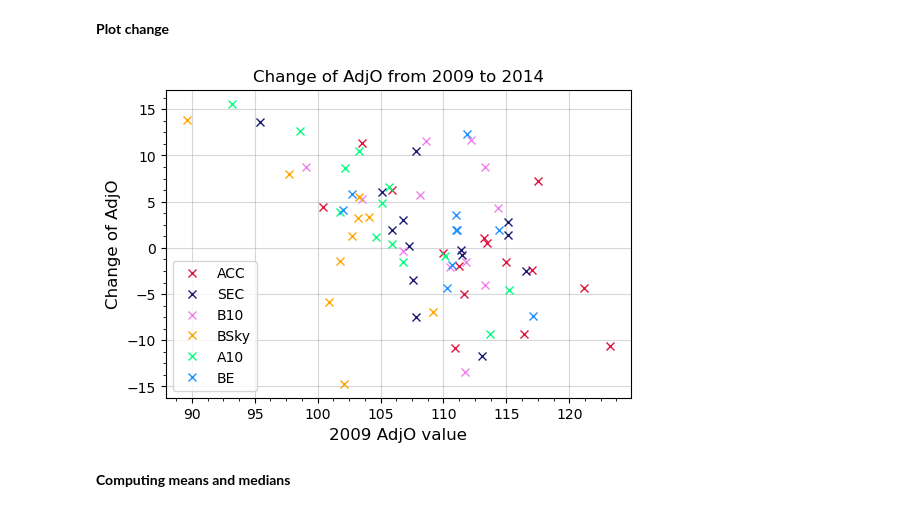
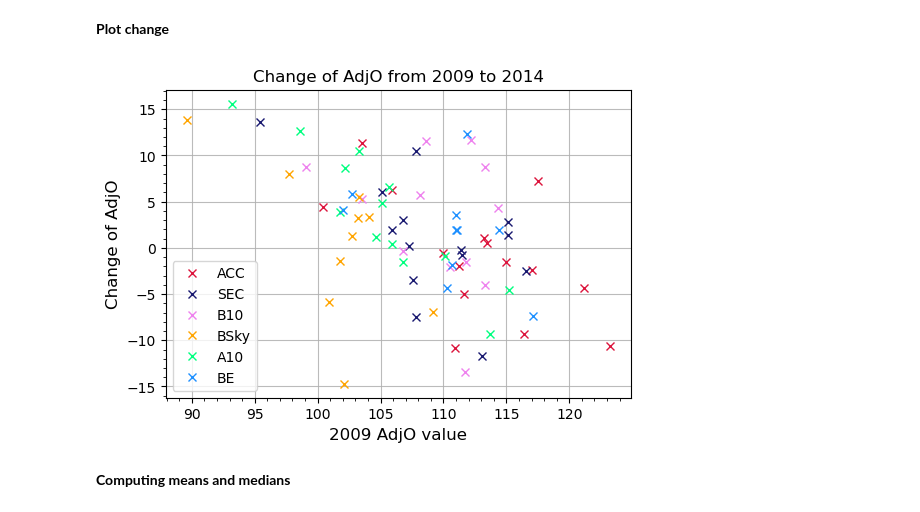
Before and after one commit to Gullaschen/AMAS, a Jupyter notebook: Assignment 1/Exercise_Basketball.ipynb, the cells around one changed output. Saved outputs shown, nothing was run; the diff lists cells and outputs as text; code cells hidden in the pictures.

```diff
--- a/Assignment 1/Exercise_Basketball.ipynb
+++ b/Assignment 1/Exercise_Basketball.ipynb
@@ -136,25 +178,25 @@ for index,rows in df.iterrows(): # Iterate over 2014 df
 # %%
 plt.figure(figsize=(6, 4))
 
 for key,value in conferences.items():
     x_values = [v[1] for v in value]
     y_values = [v[0] for v in value]
-    plt.errorbar(x_values,y_values, marker='x', linestyle='',alpha=0.99, label=f'{key}')
+    plt.errorbar(x_values,y_values, marker='x', linestyle='',alpha=1., label=f'{key}')
 
 ax = plt.gca()
-ax.xaxis.set_minor_locator(AutoMinorLocator(4))
-ax.yaxis.set_minor_locator(AutoMinorLocator(4))
+ax.xaxis.set_minor_locator(AutoMinorLocator(5))
+ax.yaxis.set_minor_locator(AutoMinorLocator(5))
 ax.tick_params(which='minor', length=2, color='k')
-plt.grid(True,alpha=0.5,zorder=-10)
+plt.grid(True,alpha=0.85,zorder=-10)
 
 plt.title('Change of AdjO from 2009 to 2014',fontsize=12)
 plt.xlabel('2009 AdjO value',fontsize=12)
 plt.ylabel('Change of AdjO',fontsize=12)
 plt.legend()
 plt.savefig('ChangeAdjO_BE.pdf')
 plt.show()
 # %% [output]
-[figure, old version]
+[figure, new version]
 # %% [markdown]
 **Computing means and medians**
 # %%
```
Also changed, not shown: parts of 2 cells of this notebook, 3 other files.
